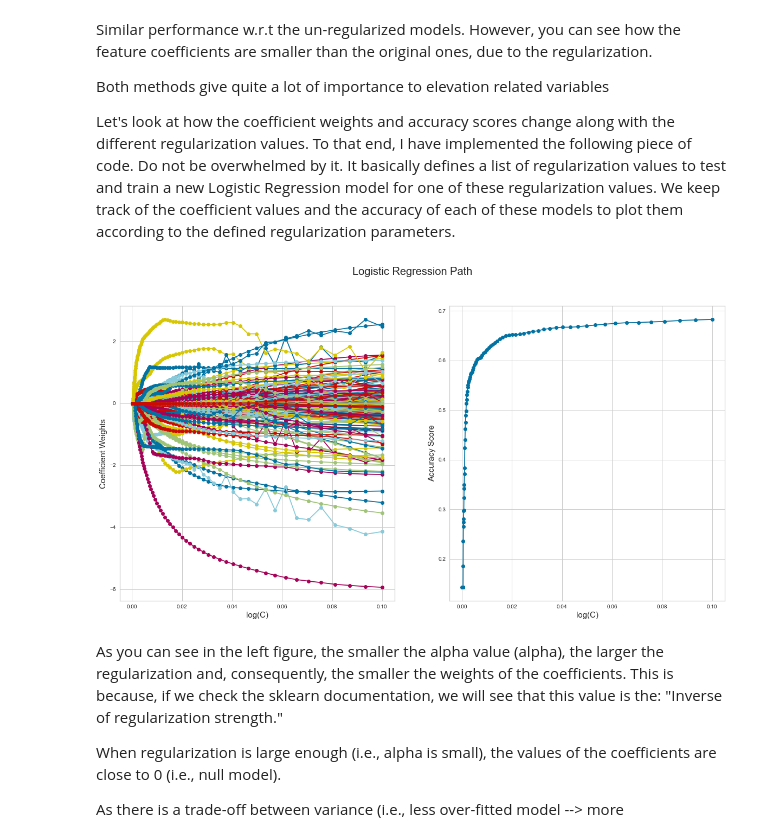
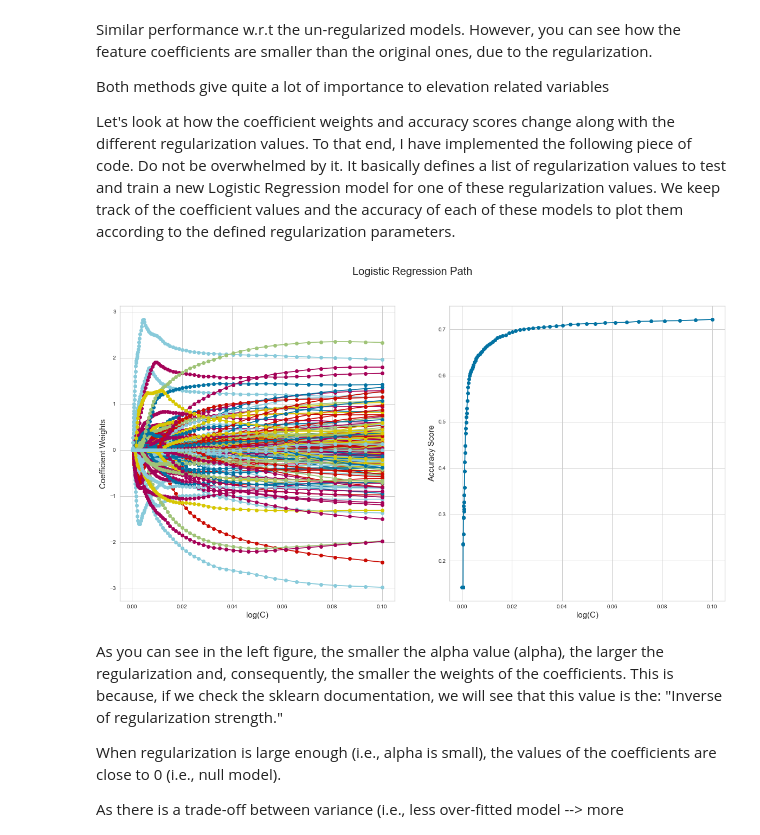
Before and after one commit to callysthenes/forest_cover_type_detector, a Jupyter notebook: group_assignment/forest_cover_type_detector_gr_a_Part2.ipynb, the cells around one changed output. Cells and saved outputs as stored; diff of their text form; code cells hidden in the pictures.

```diff
--- a/group_assignment/forest_cover_type_detector_gr_a_Part2.ipynb
+++ b/group_assignment/forest_cover_type_detector_gr_a_Part2.ipynb
@@ -256,18 +256,3 @@ Comparing the previous score with the new score after removing the outliers of v
 # %% [markdown]
 #### <font color=darkcyan> Replacing with Median <font>
 Since removing outliers improved performance of our model, using median values to keep a balanced sample set seems to be a reasonable approach. Otherwise the data becomes unbalanced, for which, other tools have to be used
-# %%
-med = np.median(data_train['Vertical_Distance_To_Hydrology'])
-for i in data_train['Vertical_Distance_To_Hydrology']:
-    if i > upper or i < lower:
-            data_train['Vertical_Distance_To_Hydrology_n'] = data_train['Vertical_Distance_To_Hydrology'].replace(i, med)
-
-Xmed=data_train.drop(labels=['Id','Cover_Type','Vertical_Distance_To_Hydrology'],axis=1)
-ymed=data_train['Cover_Type']
-
-from sklearn.preprocessing import StandardScaler
-scale_numerical =['Elevation','Aspect','Slope','Horizontal_Distance_To_Hydrology','Vertical_Distance_To_Hydrology_n',
-            'Horizontal_Distance_To_Roadways','Hillshade_9am','Hillshade_Noon','Hillshade_3pm',
-            'Horizontal_Distance_To_Fire_Points']
-scaler = StandardScaler()
-Xmed[scale_numerical]=scaler.fit_transform(Xmed[scale_numerical])
@@ -1493,6 +1480,24 @@ data_train['Ele+fire'] = data_train['Elevation'] + data_train['Horizontal_Distan
 data_train['Ele-fire'] = abs(data_train['Elevation'] - data_train['Horizontal_Distance_To_Fire_Points'])
 data_train['Ele+hydro'] = data_train['Elevation'] + data_train['Horizontal_Distance_To_Hydrology']
 data_train['Ele-hydro'] = abs(data_train['Elevation'] - data_train['Horizontal_Distance_To_Hydrology'])
+# %%
+data_train['sqr_Road+Fire'] = (data_train['Horizontal_Distance_To_Roadways'] + data_train['Horizontal_Distance_To_Fire_Points'])**0.5
+data_train['sqr_Road-Fire'] = (abs(data_train['Horizontal_Distance_To_Roadways'] - data_train['Horizontal_Distance_To_Fire_Points']))**0.5
+data_train['sqr_Road+Hydro'] = (data_train['Horizontal_Distance_To_Roadways'] + data_train['Horizontal_Distance_To_Hydrology'])**0.5
+data_train['sqr_Road-Hydro'] = (abs(data_train['Horizontal_Distance_To_Roadways'] - data_train['Horizontal_Distance_To_Hydrology']))**0.5
+data_train['sqr_Hydro+Fire'] = (data_train['Horizontal_Distance_To_Hydrology'] + data_train['Horizontal_Distance_To_Fire_Points'])**0.5
+data_train['sqr_Hydro-Fire'] = (abs(data_train['Horizontal_Distance_To_Hydrology'] - data_train['Horizontal_Distance_To_Fire_Points']))**0.5
+
+data_train['sqr_Road+Fire+Hydro'] = (data_train['Horizontal_Distance_To_Roadways']  + data_train['Horizontal_Distance_To_Fire_Points'] + data_train['Horizontal_Distance_To_Hydrology'])**0.5
+
+data_train['sqr_Ele+Road+Fire+Hydro'] = (data_train['Elevation'] + data_train['Horizontal_Distance_To_Roadways']  + data_train['Horizontal_Distance_To_Fire_Points'] + data_train['Horizontal_Distance_To_Hydrology'])**0.5
+
+data_train['sqr_Ele+road'] = (data_train['Elevation'] + data_train['Horizontal_Distance_To_Roadways'])**0.5
+data_train['sqr_Ele-road'] = (abs(data_train['Elevation'] - data_train['Horizontal_Distance_To_Roadways']))**0.5
+data_train['sqr_Ele+fire'] = (data_train['Elevation'] + data_train['Horizontal_Distance_To_Fire_Points'])**0.5
+data_train['sqr_Ele-fire'] = (abs(data_train['Elevation'] - data_train['Horizontal_Distance_To_Fire_Points']))**0.5
+data_train['sqr_Ele+hydro'] = (data_train['Elevation'] + data_train['Horizontal_Distance_To_Hydrology'])**0.5
+data_train['sqr_Ele-hydro'] = (abs(data_train['Elevation'] - data_train['Horizontal_Distance_To_Hydrology']))**0.5
 # %% [markdown]
 ### <font color=green> 5.2.9 Geoclimate grouping  <font>
 # %% [markdown]
@@ -2262,39 +2267,39 @@ Let's look at how the coefficient weights and accuracy scores change along with
 To that end, I have implemented the following piece of code. Do not be overwhelmed by it. It basically defines a list of regularization values to test and train a new Logistic Regression model for one of these regularization values. We keep track of the coefficient values and the accuracy of each of these models to plot them according to the defined regularization parameters.
 # %%
 #Watch out, takes 10 min to run on an i7 processor
-lasso_mod = linear_model.LogisticRegression(penalty='l1',solver='liblinear')
+lasso_mod = linear_model.LogisticRegression(penalty='l1',solver='saga',multi_class='multinomial',max_iter=1000)
 alphas = 10**np.linspace(-1,-4,100)
 
 coefs_ = []
 scores_ = []
 for a in alphas:
     lasso_mod.set_params(C=a)
     scores_.append(np.mean(cross_val_score(lasso_mod, X_train, y_train, cv=5))) # Appends the accuracy of the model
     coefs_.append(lasso_mod.fit(X_train, y_train).coef_.ravel().copy()) # Appends the coefficient of the model
 
 coefs_ = np.array(coefs_)
 scores_ = np.array(scores_)
 
 fig, (ax1, ax2) = plt.subplots(1, 2, figsize=(20,10))
 fig.suptitle('Logistic Regression Path', fontsize=20)
 
 # Coeff Weights Plot
 ax1.plot(alphas, coefs_, marker='o')
 ymin, ymax = plt.ylim()
 ax1.set_ylabel('Coefficient Weights', fontsize = 15)
 ax1.set_xlabel('log(C)', fontsize = 15)
 ax1.axis('tight')
 
 # Accuracy Plot
 ax2.plot(alphas, scores_, marker='o')
 ymin, ymax = plt.ylim()
 ax2.set_ylabel('Accuracy Score', fontsize = 15)
 ax2.set_xlabel('log(C)', fontsize = 15)
 ax2.axis('tight')
 
 plt.show()
 # %% [output]
-[figure, old version]
+[figure, new version]
 # %% [markdown]
 As you can see in the left figure, the smaller the alpha value (alpha), the larger the regularization and, consequently, the smaller the weights of the coefficients. This is because, if we check the sklearn documentation, we will see that this value is the: "Inverse of regularization strength."
 
```
Also changed, not shown: parts of 44 cells of this notebook, 3 other files.
